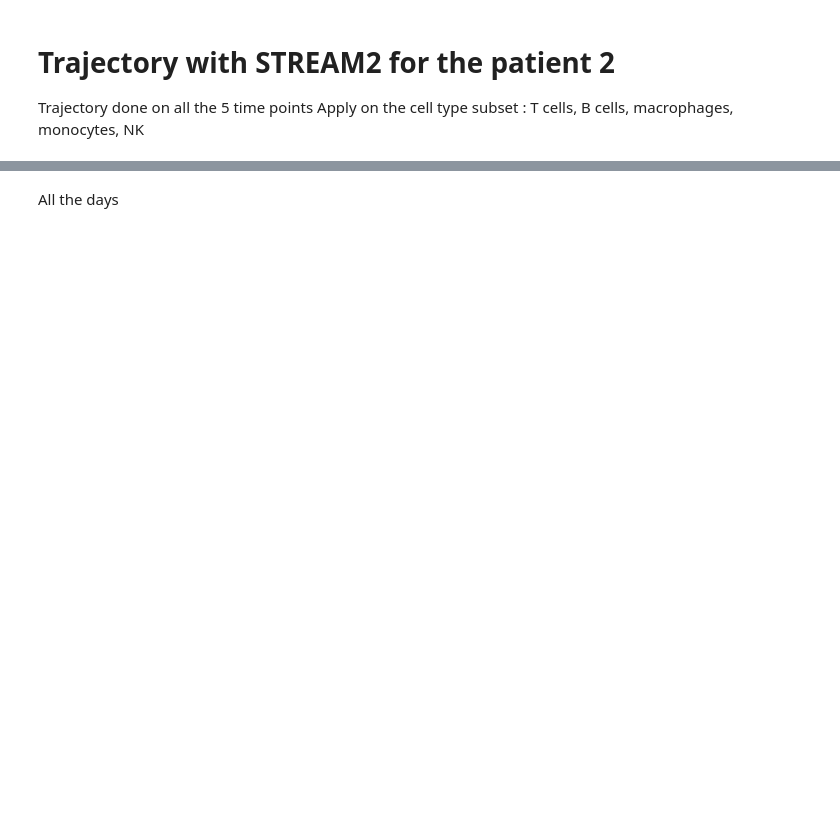
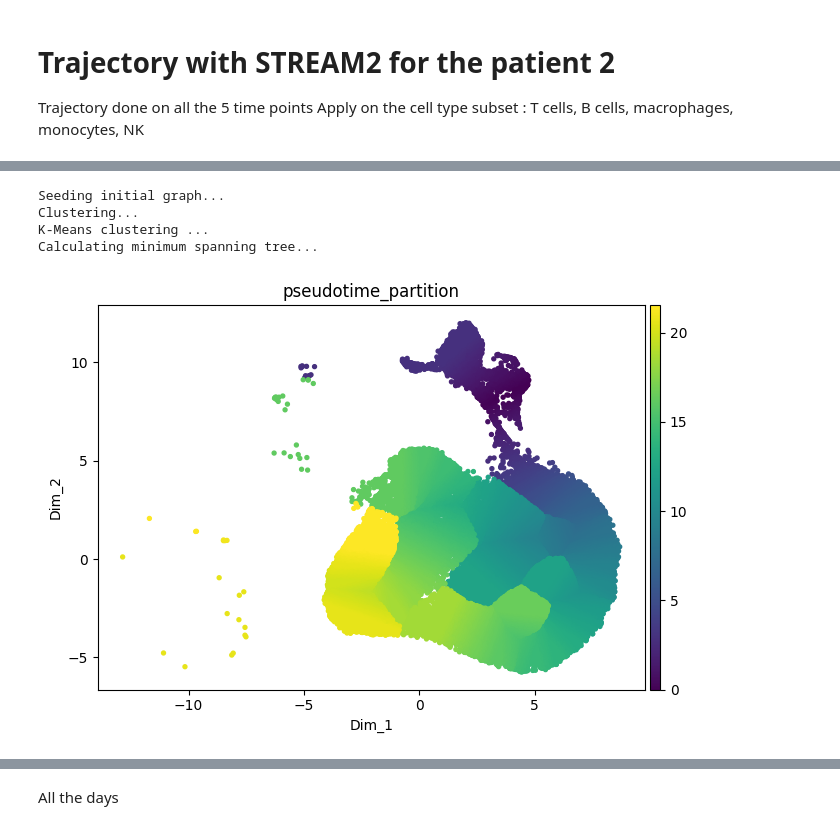
Before and after one commit to Augugustine/CITE-seq-analysis-CLL, a Jupyter notebook: 2-Analysis/Trajectory/STREAM2_patient2.ipynb, the cells around one changed output, grey strips where cells are left out. Drawn from its saved outputs; the diff is of its cells as text; code cells hidden in the pictures; blank space fills up the shorter version.

```diff
--- a/2-Analysis/Trajectory/STREAM2_patient2.ipynb
+++ b/2-Analysis/Trajectory/STREAM2_patient2.ipynb
@@ -27,25 +42,31 @@ adata.obs['partition'].value_counts().plot.bar()
 # %%
 adata.obsm['X_dr'] = adata.obsm['X_umap']
 adata.obs['pseudotime_partition'] = np.nan
-for part in ['0', '1']:
+for part in ['0']:
     cells = adata.obs_names[adata.obs['partition'] == part]
     adata_sub = adata[cells].copy()
 
     st2.tl.seed_graph(adata_sub, obsm='X_umap', n_clusters=50)
 
     st2.tl.learn_graph(adata_sub, obsm='X_dr', n_nodes=60, method='principal_tree',)
 
     st2.tl.infer_pseudotime(
         adata_sub,
         source=4,
         key='epg',
         copy=False
     )
 
     adata.obs.loc[cells, 'pseudotime_partition'] = adata_sub.obs['epg_pseudotime']
 
 adata.obsm['X_dr'] = adata.obsm['X_umap']
 st2.pl.dimension_reduction(adata, color=['pseudotime_partition'])
 #plt.suptitle("UMAP trajectory by STREAM2, Patient 2", fontsize=16, y=1.02)
 #plt.savefig("Plots/p2.png", dpi=300, bbox_inches='tight')
+# %% [output]
+Seeding initial graph...
+Clustering...
+K-Means clustering ...
+Calculating minimum spanning tree...
+[figure, added]
 # %%
```
Also changed, not shown: parts of 13 cells of this notebook, 1 other file.
